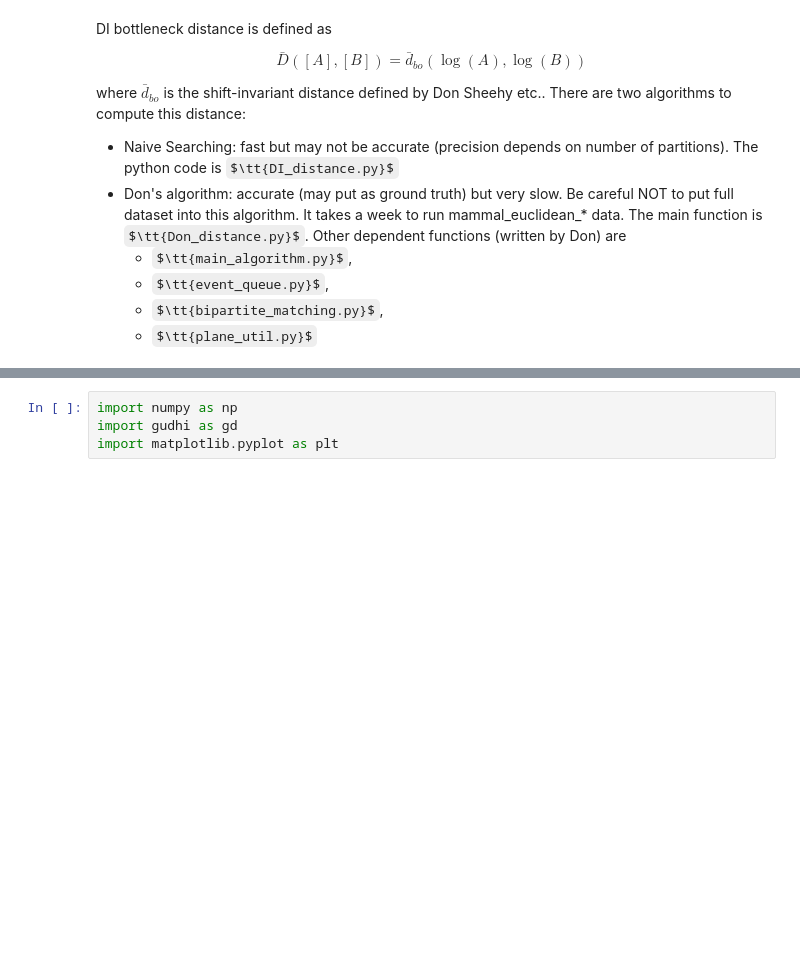
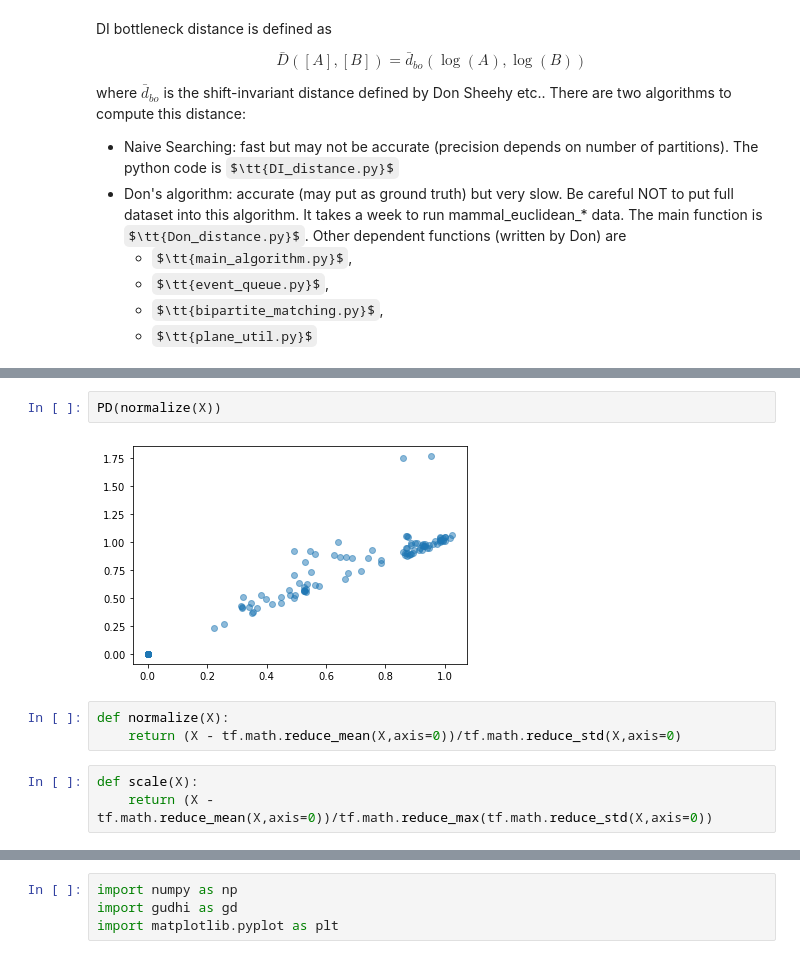
Before and after one commit to s-helal/pp-w-nn, a Jupyter notebook: Shift_Inv_Dist.ipynb, the cells around one changed output, grey strips where cells are left out. Saved outputs shown, nothing was run; the diff lists cells and outputs as text; some formulas as TeX source; blank space fills up the shorter version.

```diff
--- a/Shift_Inv_Dist.ipynb
+++ b/Shift_Inv_Dist.ipynb
@@ -13,0 +26,10 @@ where $\bar{d}_{bo}$ is the shift-invariant distance defined by Don Sheehy etc..
+# %%
+PD(normalize(X))
+# %% [output]
+[figure, added]
+# %%
+def normalize(X):
+    return (X - tf.math.reduce_mean(X,axis=0))/tf.math.reduce_std(X,axis=0)
+# %%
+def scale(X):
+    return (X - tf.math.reduce_mean(X,axis=0))/tf.math.reduce_max(tf.math.reduce_std(X,axis=0))
```
Also changed, not shown: parts of 9 cells of this notebook.
